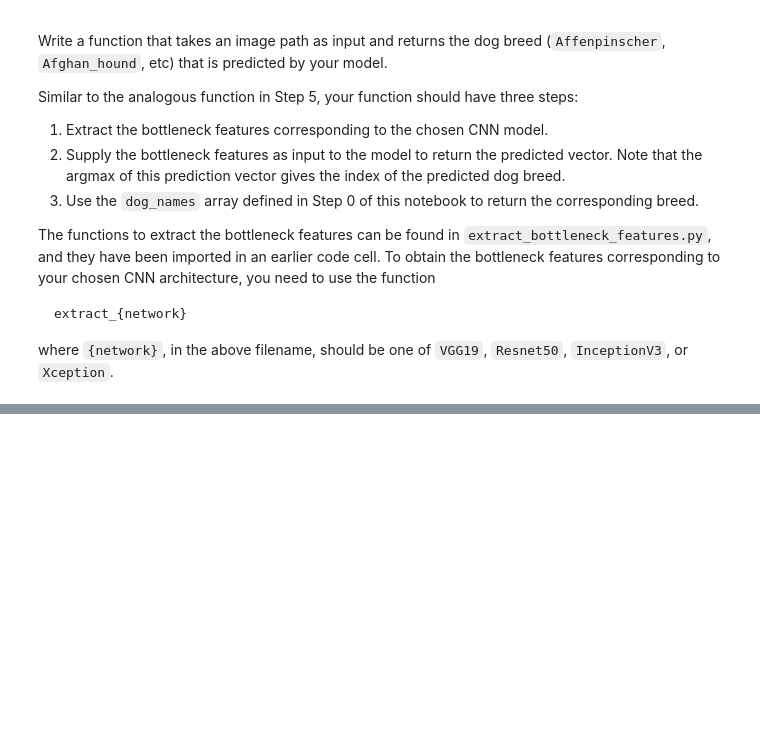
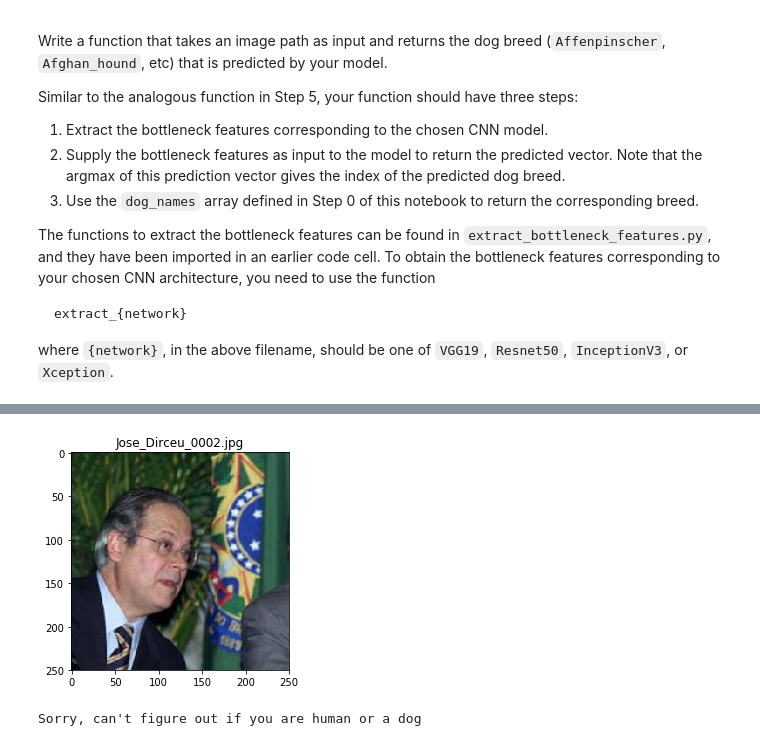
Before and after one commit to remi-ang/Udacity_MLND, a Jupyter notebook: dog-project/dog_app_UdacityGPU.ipynb, the cells around one changed output, grey strips where cells are left out. Cells and saved outputs as stored; diff of their text form; code cells hidden in the pictures; blank space fills up the shorter version.

```diff
--- a/dog-project/dog_app_UdacityGPU.ipynb
+++ b/dog-project/dog_app_UdacityGPU.ipynb
@@ -1007,3 +1056,8 @@ dog_breed = predict_breed(img_path)
+# %%
+detector('lfw/Jose_Dirceu/Jose_Dirceu_0002.jpg')
+# %% [output]
+[figure, added]
+Sorry, can't figure out if you are human or a dog
 # %% [markdown]
 ---
 <a id='step7'></a>
```
Also changed, not shown: parts of 45 cells of this notebook.
